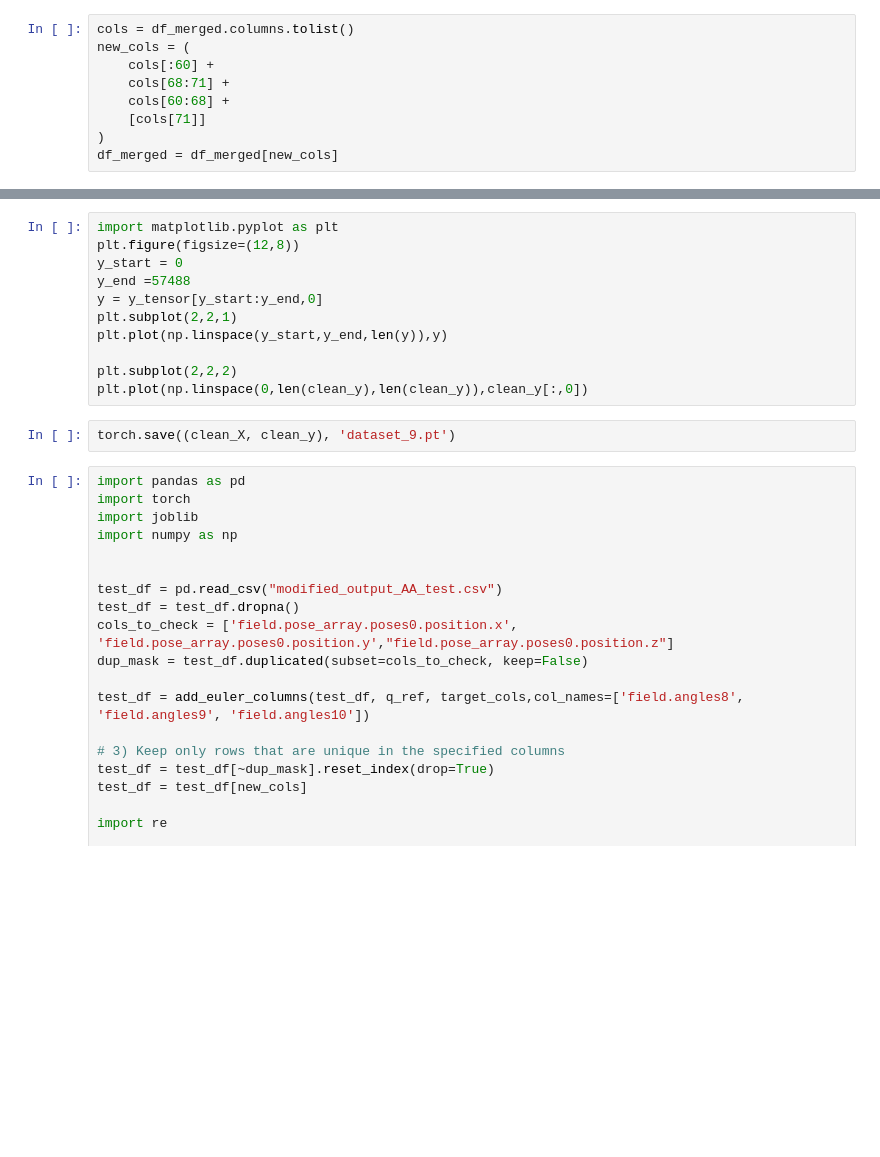
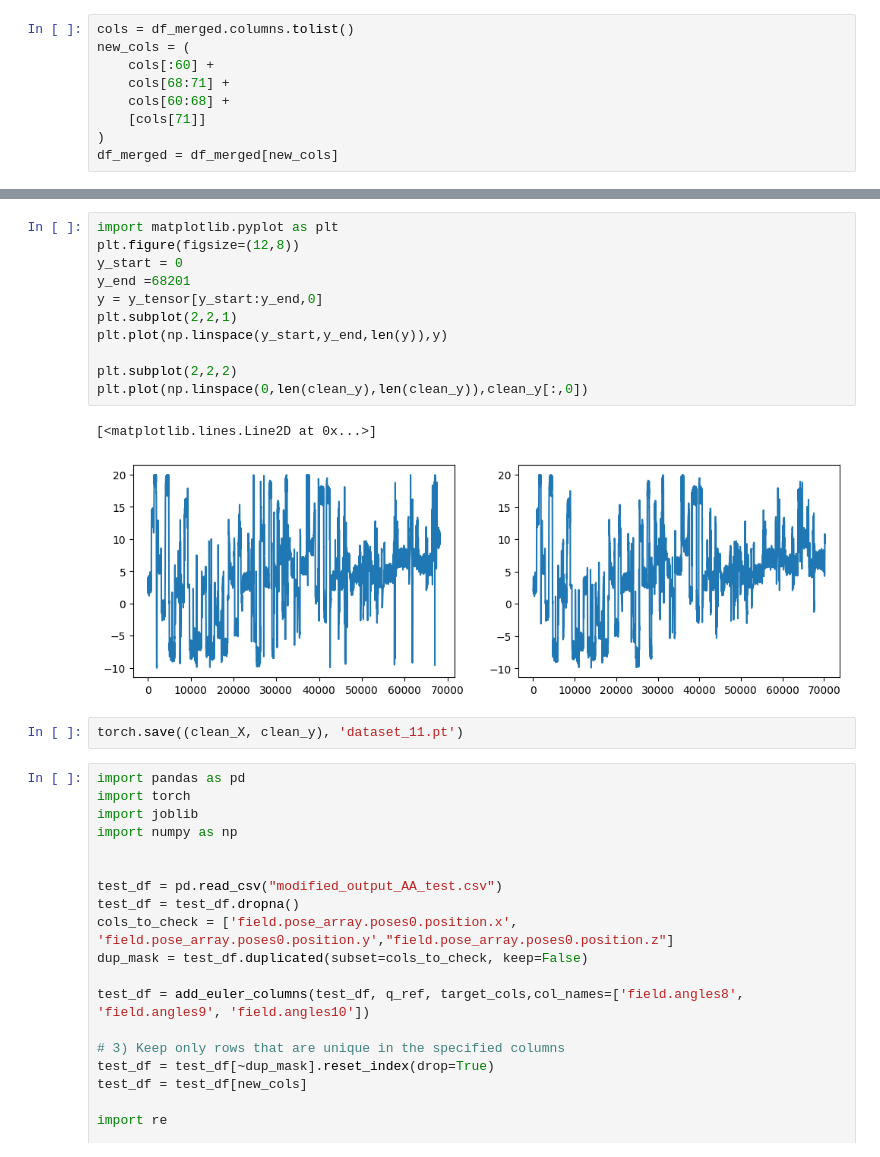
Before and after one commit to jhri626/Hand_Tracking, a Jupyter notebook: model/data_preprocess.ipynb, the cells around one changed output, grey strips where cells are left out. Saved outputs shown, nothing was run; the diff lists cells and outputs as text; blank space fills up the shorter version.

```diff
--- a/model/data_preprocess.ipynb
+++ b/model/data_preprocess.ipynb
@@ -398,16 +571,19 @@ print("Cleaned shapes: ", clean_y.shape, clean_X.shape)
 # %%
 import matplotlib.pyplot as plt
 plt.figure(figsize=(12,8))
 y_start = 0
-y_end =57488
+y_end =68201
 y = y_tensor[y_start:y_end,0]
 plt.subplot(2,2,1)
 plt.plot(np.linspace(y_start,y_end,len(y)),y)
 
 plt.subplot(2,2,2)
 plt.plot(np.linspace(0,len(clean_y),len(clean_y)),clean_y[:,0])
+# %% [output]
+[<matplotlib.lines.Line2D at 0x...>]
+[figure, added]
 # %%
-torch.save((clean_X, clean_y), 'dataset_9.pt')
+torch.save((clean_X, clean_y), 'dataset_11.pt')
 # %%
 import pandas as pd
 import torch
```
Also changed, not shown: parts of 14 cells of this notebook, 14 other files.
